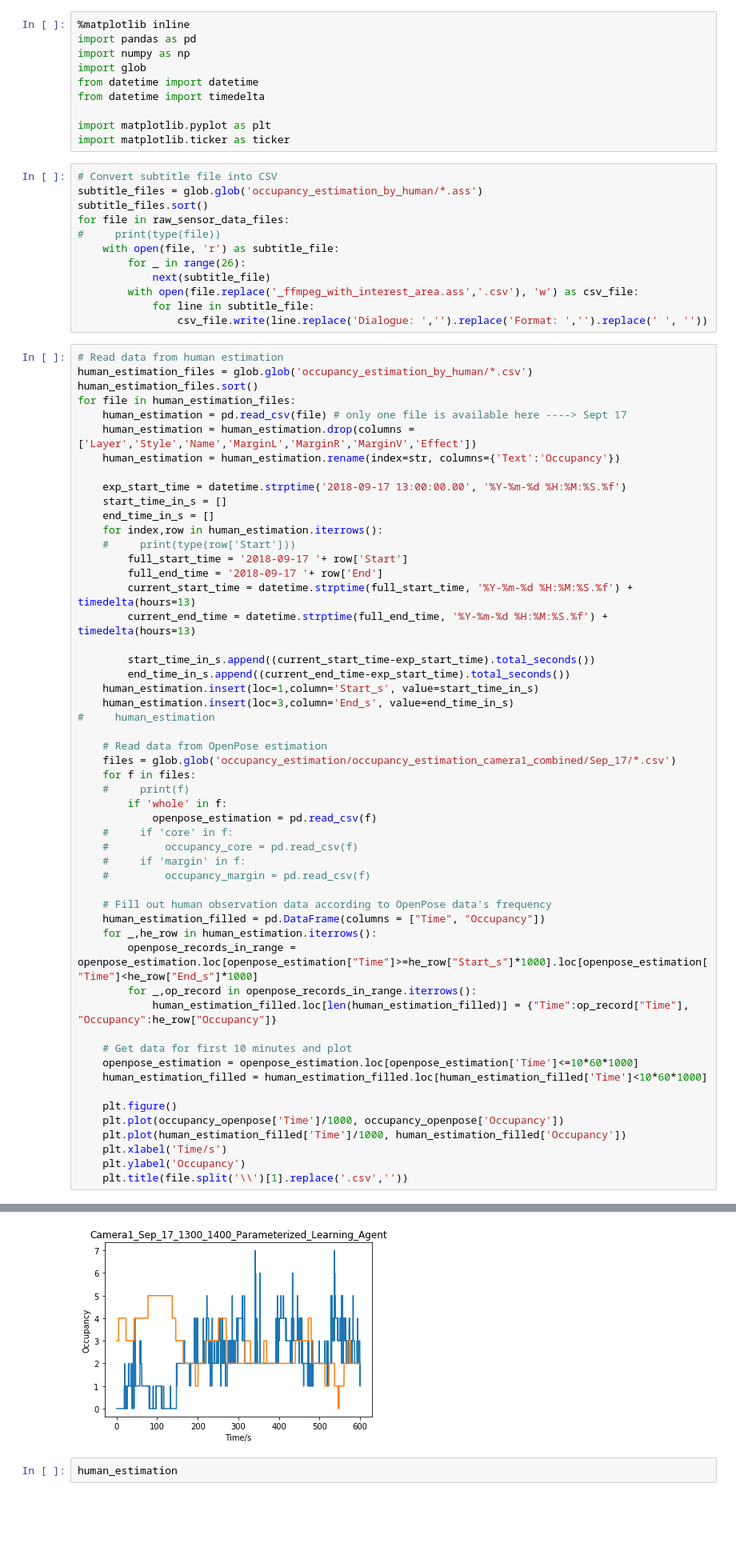
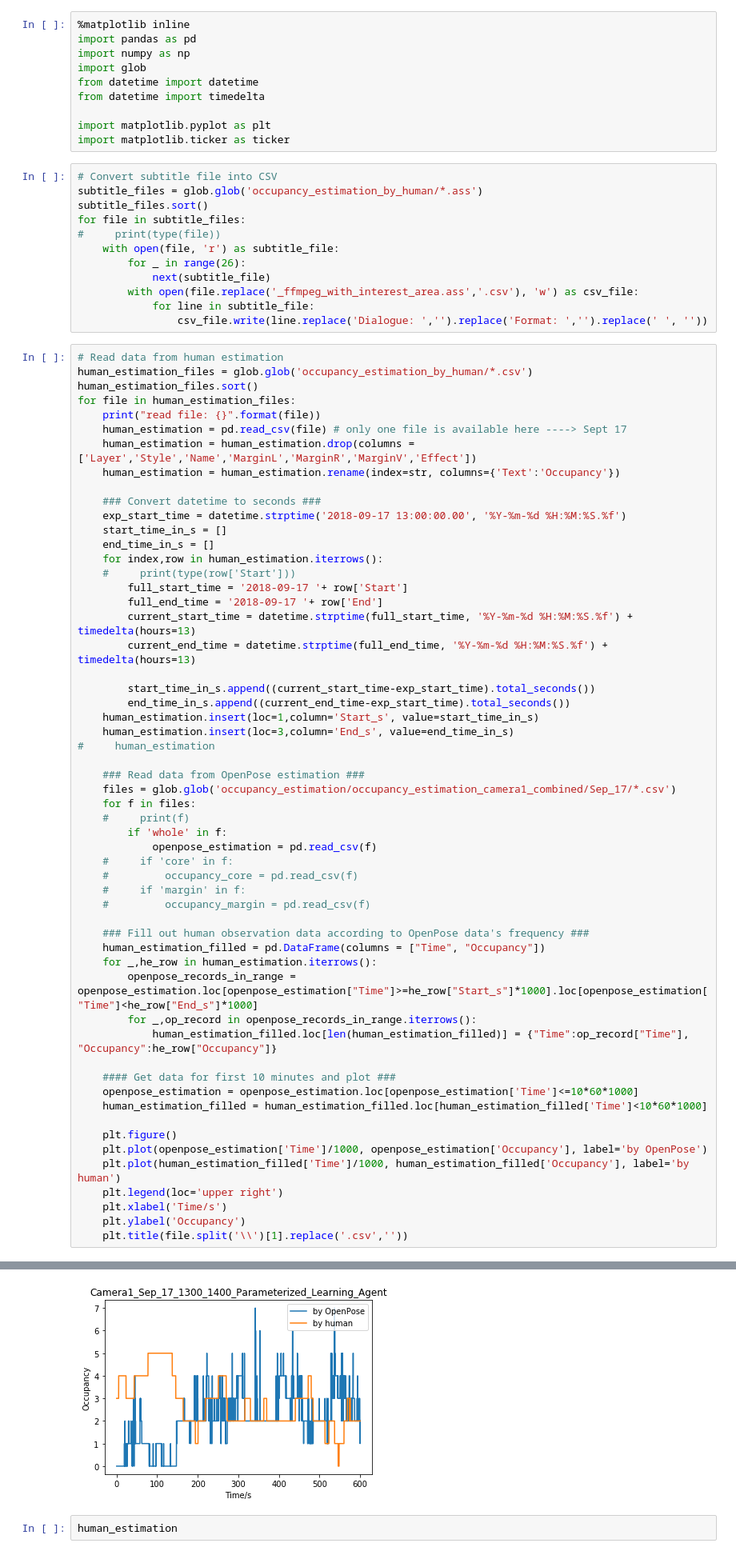
Before and after one commit to UWaterloo-ASL/Raw_Sensory_Data_Analysis, a Jupyter notebook: validation_occupancy_human_vs_OpenPose.ipynb, the cells around one changed output, grey strips where cells are left out. Shown at 80% size. Saved outputs shown, nothing was run; the diff lists cells and outputs as text; blank space fills up the shorter version.

```diff
--- a/validation_occupancy_human_vs_OpenPose.ipynb
+++ b/validation_occupancy_human_vs_OpenPose.ipynb
@@ -12,7 +12,7 @@ import matplotlib.ticker as ticker
 # Convert subtitle file into CSV
 subtitle_files = glob.glob('occupancy_estimation_by_human/*.ass')
 subtitle_files.sort()
-for file in raw_sensor_data_files:
+for file in subtitle_files:
 #     print(type(file))
     with open(file, 'r') as subtitle_file:
         for _ in range(26):
@@ -25,10 +25,12 @@ for file in raw_sensor_data_files:
 human_estimation_files = glob.glob('occupancy_estimation_by_human/*.csv')
 human_estimation_files.sort()
 for file in human_estimation_files:
+    print("read file: {}".format(file))
     human_estimation = pd.read_csv(file) # only one file is available here ----> Sept 17
     human_estimation = human_estimation.drop(columns = ['Layer','Style','Name','MarginL','MarginR','MarginV','Effect'])
     human_estimation = human_estimation.rename(index=str, columns={'Text':'Occupancy'})
 
+    ### Convert datetime to seconds ###
     exp_start_time = datetime.strptime('2018-09-17 13:00:00.00', '%Y-%m-%d %H:%M:%S.%f')
     start_time_in_s = []
     end_time_in_s = []
@@ -45,7 +47,7 @@ for file in human_estimation_files:
     human_estimation.insert(loc=3,column='End_s', value=end_time_in_s)
 #     human_estimation
 
-    # Read data from OpenPose estimation
+    ### Read data from OpenPose estimation ###
     files = glob.glob('occupancy_estimation/occupancy_estimation_camera1_combined/Sep_17/*.csv')
     for f in files:
     #     print(f)
@@ -56,20 +58,21 @@ for file in human_estimation_files:
     #     if 'margin' in f:
     #         occupancy_margin = pd.read_csv(f)
 
-    # Fill out human observation data according to OpenPose data's frequency
+    ### Fill out human observation data according to OpenPose data's frequency ###
     human_estimation_filled = pd.DataFrame(columns = ["Time", "Occupancy"])
     for _,he_row in human_estimation.iterrows():
         openpose_records_in_range = openpose_estimation.loc[openpose_estimation["Time"]>=he_row["Start_s"]*1000].loc[openpose_estimation["Time"]<he_row["End_s"]*1000]
         for _,op_record in openpose_records_in_range.iterrows():
             human_estimation_filled.loc[len(human_estimation_filled)] = {"Time":op_record["Time"], "Occupancy":he_row["Occupancy"]}
 
-    # Get data for first 10 minutes and plot
+    #### Get data for first 10 minutes and plot ###
     openpose_estimation = openpose_estimation.loc[openpose_estimation['Time']<=10*60*1000]
     human_estimation_filled = human_estimation_filled.loc[human_estimation_filled['Time']<10*60*1000]
 
     plt.figure()
-    plt.plot(occupancy_openpose['Time']/1000, occupancy_openpose['Occupancy'])
-    plt.plot(human_estimation_filled['Time']/1000, human_estimation_filled['Occupancy'])
+    plt.plot(openpose_estimation['Time']/1000, openpose_estimation['Occupancy'], label='by OpenPose')
+    plt.plot(human_estimation_filled['Time']/1000, human_estimation_filled['Occupancy'], label='by human')
+    plt.legend(loc='upper right')
     plt.xlabel('Time/s')
     plt.ylabel('Occupancy')
     plt.title(file.split('\\')[1].replace('.csv',''))
@@ -77,4 +81,4 @@ for file in human_estimation_files:
-[figure, old version]
+[figure, new version]
 # %%
 human_estimation
 # %% [output]
```
Also changed, not shown: parts of 1 cell of this notebook.
